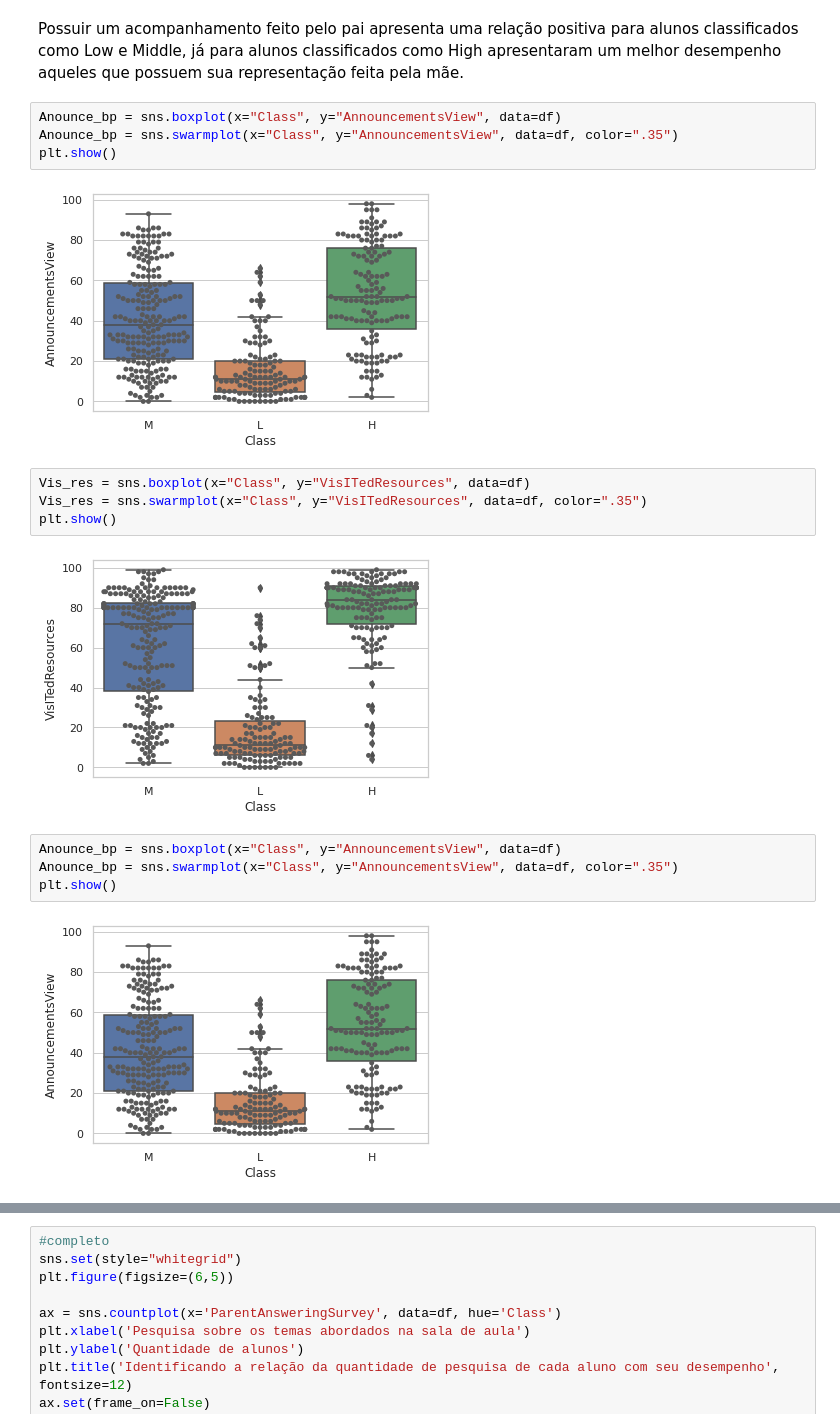
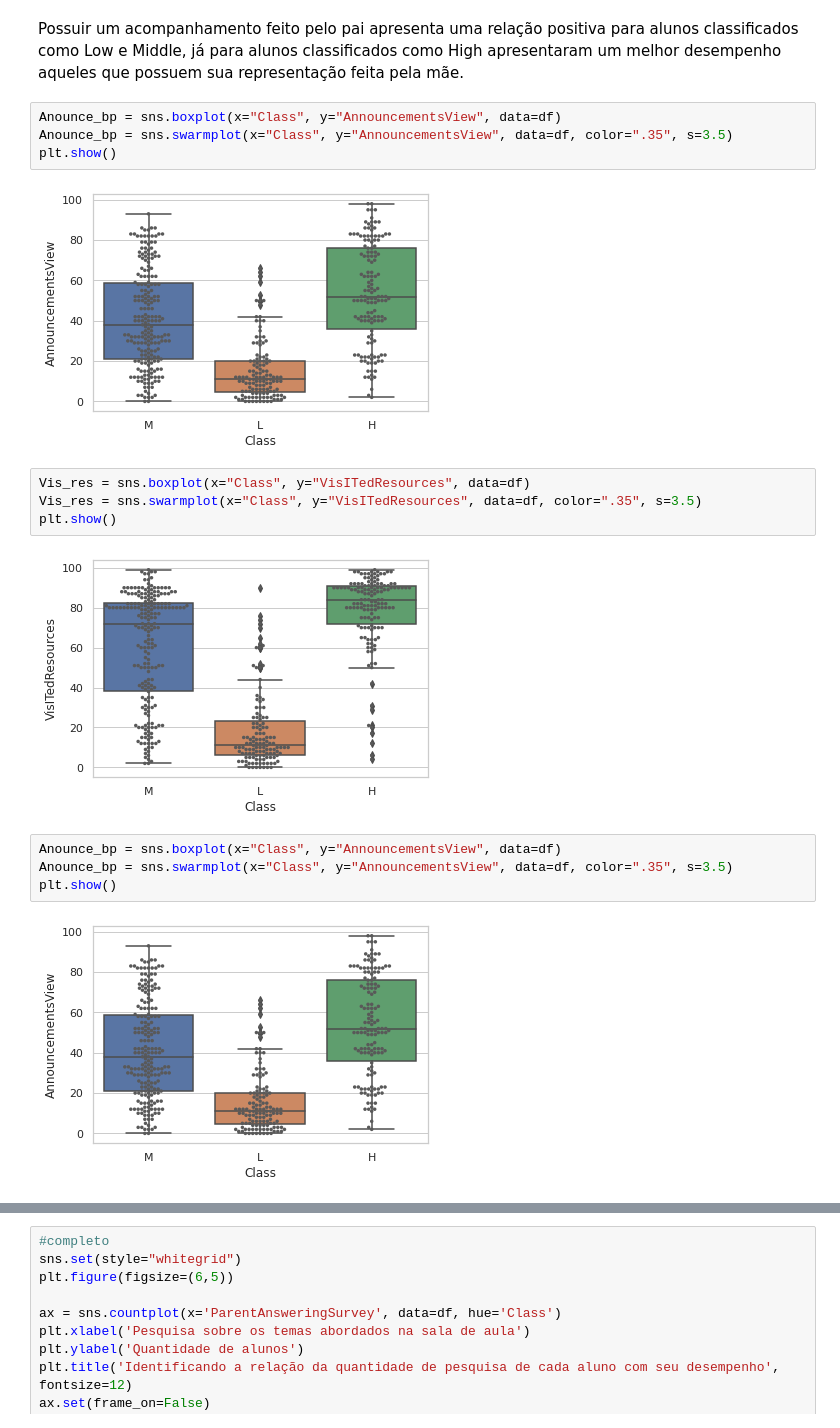
Before and after one commit to atlantico-academy/student-academic-performance, a Jupyter notebook: notebooks/01-exploratory_data_analysis.ipynb, the cells around one changed output, grey strips where cells are left out. Saved outputs shown, nothing was run; the diff lists cells and outputs as text.

```diff
--- a/notebooks/01-exploratory_data_analysis.ipynb
+++ b/notebooks/01-exploratory_data_analysis.ipynb
@@ -514,21 +514,21 @@ display(Markdown("Possuir um acompanhamento feito pelo pai apresenta uma relaç
 Possuir um acompanhamento feito pelo pai apresenta uma relação positiva para alunos classificados como Low e Middle, já para alunos classificados como High apresentaram um melhor desempenho aqueles que possuem sua representação feita pela mãe.
 # %%
 Anounce_bp = sns.boxplot(x="Class", y="AnnouncementsView", data=df)
-Anounce_bp = sns.swarmplot(x="Class", y="AnnouncementsView", data=df, color=".35")
+Anounce_bp = sns.swarmplot(x="Class", y="AnnouncementsView", data=df, color=".35", s=3.5)
 plt.show()
 # %% [output]
-[figure, old version]
+[figure, new version]
 # %%
 Vis_res = sns.boxplot(x="Class", y="VisITedResources", data=df)
-Vis_res = sns.swarmplot(x="Class", y="VisITedResources", data=df, color=".35")
+Vis_res = sns.swarmplot(x="Class", y="VisITedResources", data=df, color=".35", s=3.5)
 plt.show()
 # %% [output]
-[figure, old version]
+[figure, new version]
 # %%
 Anounce_bp = sns.boxplot(x="Class", y="AnnouncementsView", data=df)
-Anounce_bp = sns.swarmplot(x="Class", y="AnnouncementsView", data=df, color=".35")
+Anounce_bp = sns.swarmplot(x="Class", y="AnnouncementsView", data=df, color=".35", s=3.5)
 plt.show()
 # %% [output]
-[figure, old version]
+[figure, new version]
 # %%
 ax = sns.boxplot(x="Class", y="Discussion", data=df)
```
Also changed, not shown: parts of 2 cells of this notebook.
